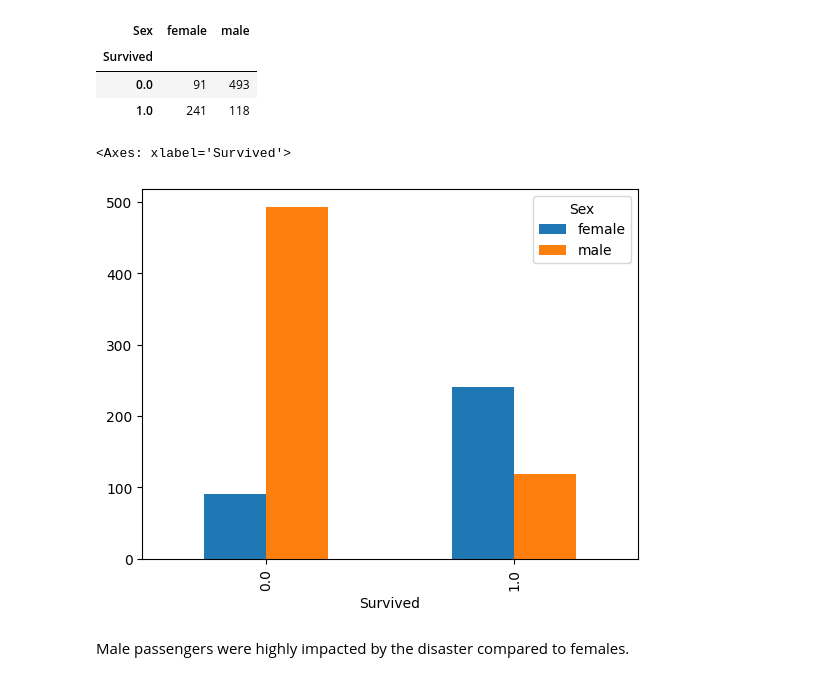
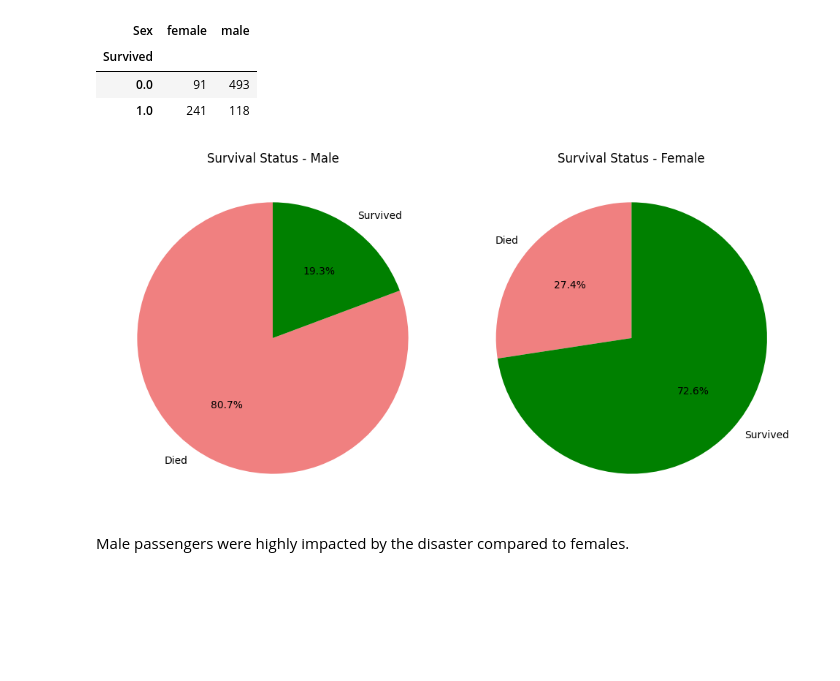
Before and after one commit to bkget/DS-with-AI-in-Python, a Jupyter notebook: Analysis.ipynb, the cells around one changed output. Saved outputs shown, nothing was run; the diff lists cells and outputs as text; code cells hidden in the pictures; blank space fills up the shorter version.

```diff
--- a/Analysis.ipynb
+++ b/Analysis.ipynb
@@ -350,10 +350,22 @@ pd.crosstab(titanic['Survived'], titanic['Sex'])
 | 0.0 | 91 | 493 |
 | 1.0 | 241 | 118 |
 # %%
-pd.crosstab(titanic['Survived'], titanic['Sex']).plot(kind='bar')
+survival_counts = pd.crosstab(titanic['Survived'], titanic['Sex'])
+fig, axes = plt.subplots(1, 2, figsize=(10, 5))  # Create 1 row, 2 columns for plots
+colors = ['lightcoral', 'green']  # light red for Died, light green for Survived
+
+# Pie plot for Male passengers
+axes[0].pie(survival_counts.loc[:, 'male'], labels=['Died', 'Survived'], colors=colors, autopct='%1.1f%%', startangle=90)
+axes[0].set_title('Survival Status - Male')
+
+# Pie plot for Female passengers
+axes[1].pie(survival_counts.loc[:, 'female'], labels=['Died', 'Survived'], colors=colors, autopct='%1.1f%%', startangle=90)
+axes[1].set_title('Survival Status - Female')
+
+plt.tight_layout()
+plt.show()
 # %% [output]
-<Axes: xlabel='Survived'>
-[figure, old version]
+[figure, new version]
 # %% [markdown]
 Male passengers were highly impacted by the disaster compared to females.
 # %% [markdown]
```
Also changed, not shown: parts of 1 cell of this notebook.
